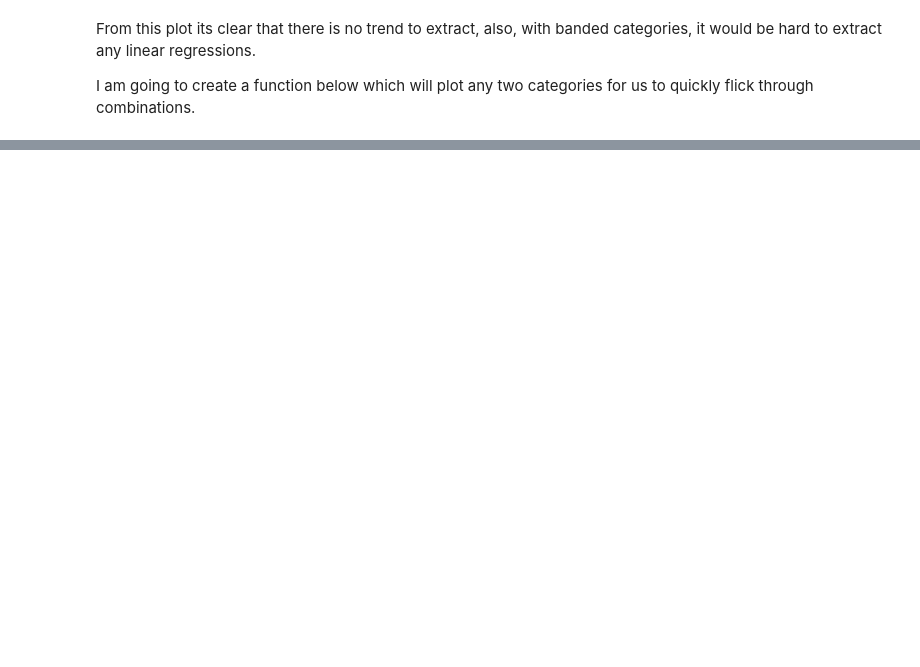
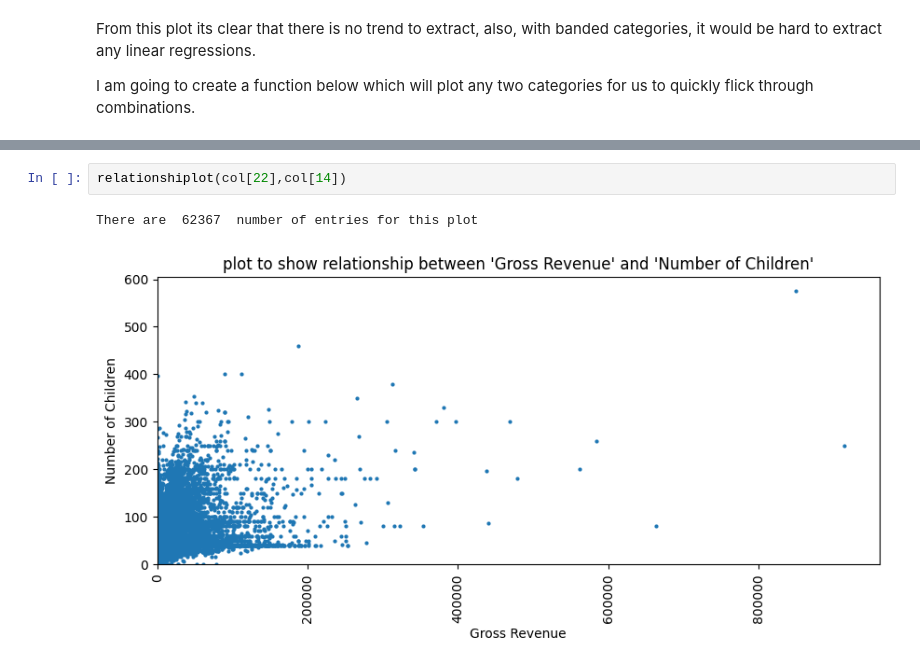
Before and after one commit to maxcwalker/documents, a Jupyter notebook: jupyter/prospectMapping/prospect_mapping_analysis.ipynb, the cells around one changed output, grey strips where cells are left out. Saved outputs shown, nothing was run; the diff lists cells and outputs as text; blank space fills up the shorter version.

```diff
--- a/jupyter/prospectMapping/prospect_mapping_analysis.ipynb
+++ b/jupyter/prospectMapping/prospect_mapping_analysis.ipynb
@@ -182,0 +181,5 @@ This plot above shows us a bit more about the relationship between the stage of
+# %%
+relationshiplot(col[22],col[14])
+# %% [output]
+There are  62367  number of entries for this plot
+[figure, added]
```
Also changed, not shown: parts of 8 cells of this notebook.
